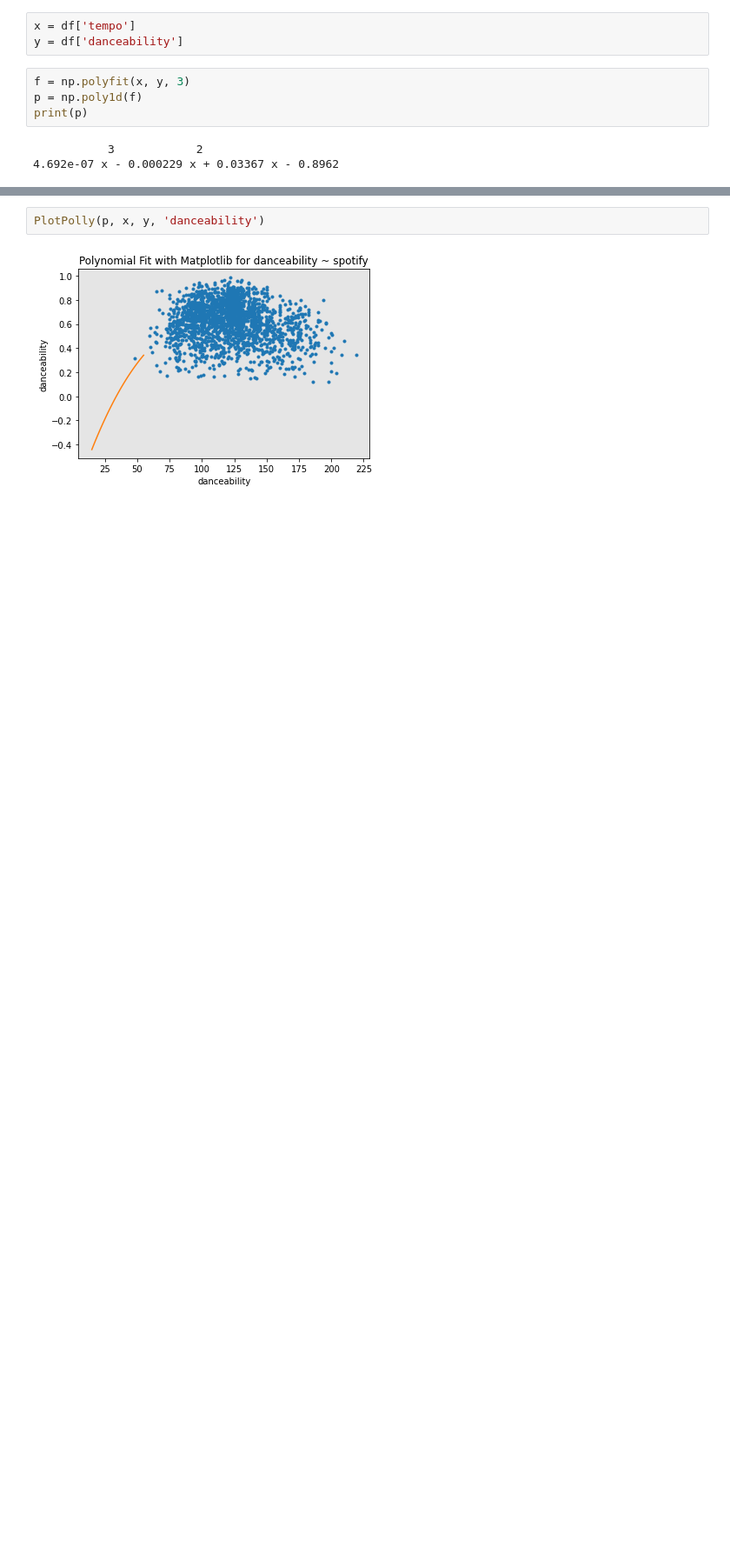
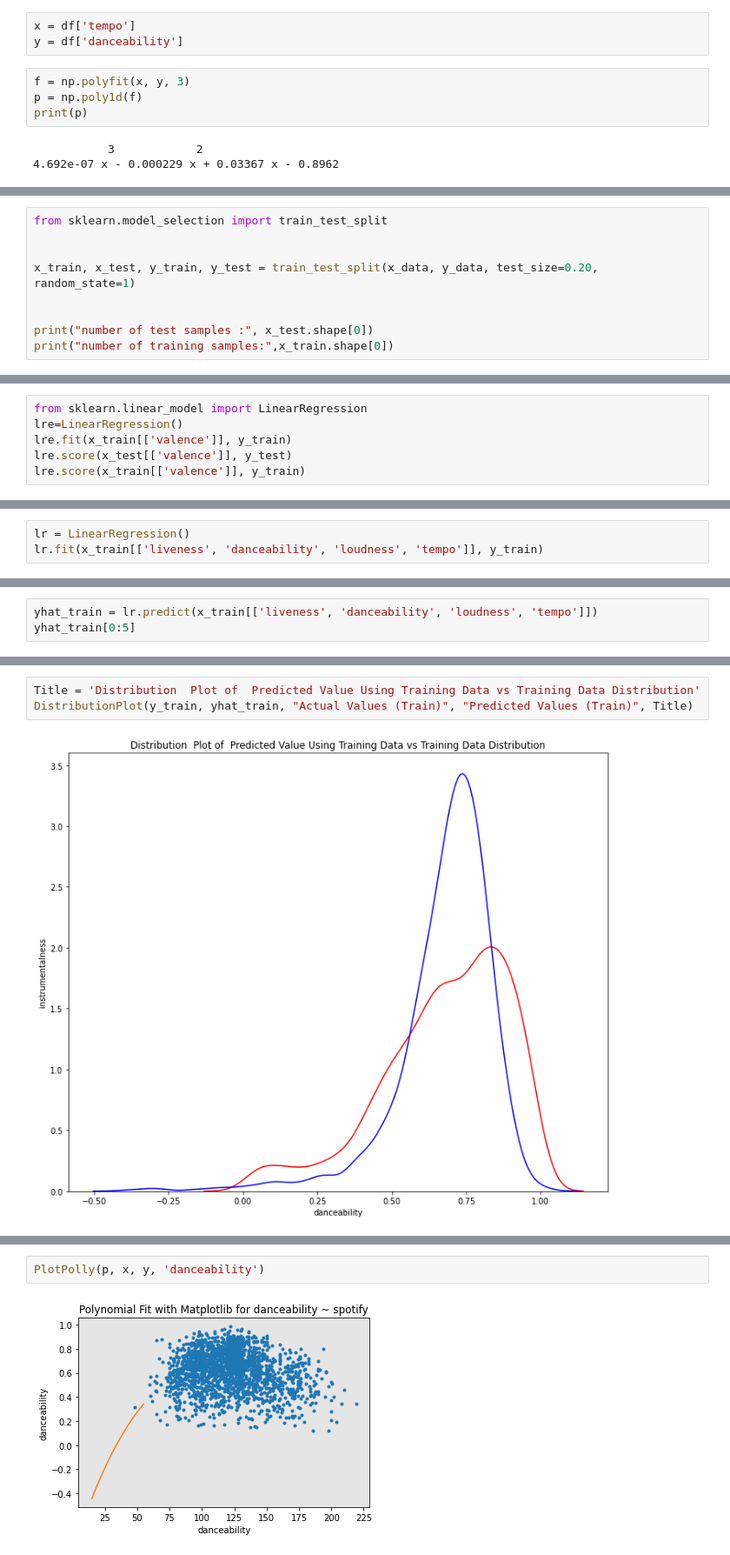
Before and after one commit to mateobivol/project-2, a Jupyter notebook: project_2_part_2.ipynb, the cells around one changed output, grey strips where cells are left out. Shown at 87% size. Saved outputs shown, nothing was run; the diff lists cells and outputs as text; blank space fills up the shorter version.

```diff
--- a/project_2_part_2.ipynb
+++ b/project_2_part_2.ipynb
@@ -164,0 +213,9 @@ print(p)
+# %%
+from sklearn.model_selection import train_test_split
+
+
+x_train, x_test, y_train, y_test = train_test_split(x_data, y_data, test_size=0.20, random_state=1)
+
+
+print("number of test samples :", x_test.shape[0])
+print("number of training samples:",x_train.shape[0])
@@ -164,0 +225,6 @@ print(p)
+# %%
+from sklearn.linear_model import LinearRegression
+lre=LinearRegression()
+lre.fit(x_train[['valence']], y_train)
+lre.score(x_test[['valence']], y_test)
+lre.score(x_train[['valence']], y_train)
@@ -164,0 +266,3 @@ print(p)
+# %%
+lr = LinearRegression()
+lr.fit(x_train[['liveness', 'danceability', 'loudness', 'tempo']], y_train)
@@ -164,0 +271,3 @@ print(p)
+# %%
+yhat_train = lr.predict(x_train[['liveness', 'danceability', 'loudness', 'tempo']])
+yhat_train[0:5]
@@ -164,0 +291,5 @@ print(p)
+# %%
+Title = 'Distribution  Plot of  Predicted Value Using Training Data vs Training Data Distribution'
+DistributionPlot(y_train, yhat_train, "Actual Values (Train)", "Predicted Values (Train)", Title)
+# %% [output]
+[figure, added]
```
Also changed, not shown: parts of 35 cells of this notebook.
